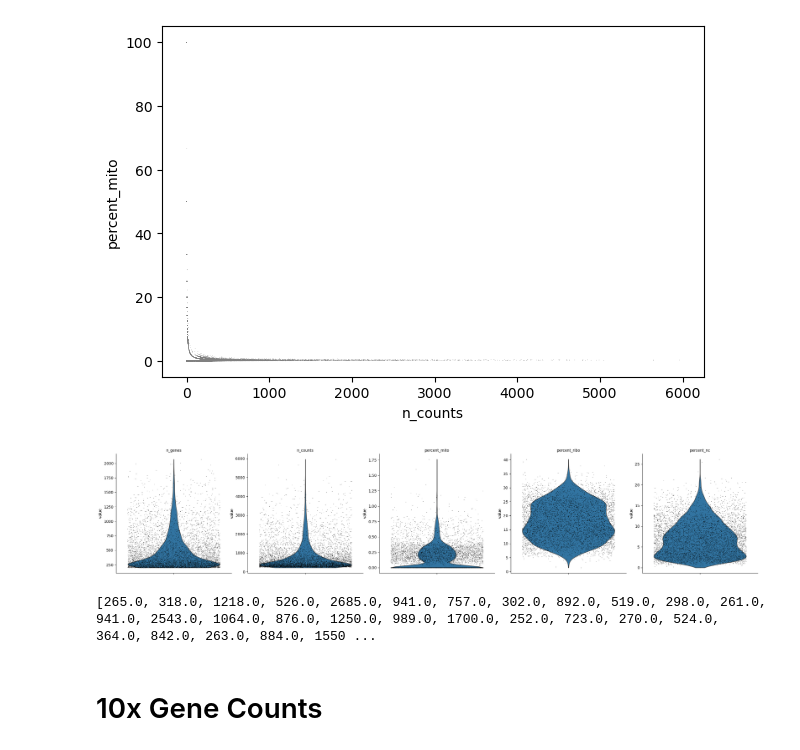
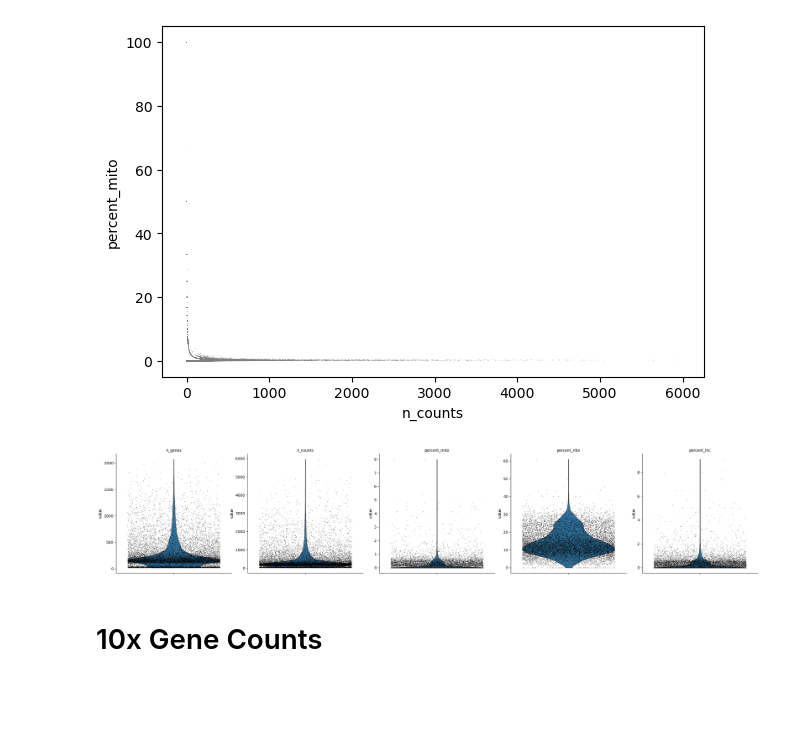
Before and after one commit to mcaskey6/10XvParse, a Jupyter notebook: Analysis 1/10x_test.ipynb, the cells around one changed output. Cells and saved outputs as stored; diff of their text form; code cells hidden in the pictures; blank space fills up the shorter version.

Commit message:
fixed lncRNA detection, changed boxplot to violin plot, and did gene count correlations

```diff
--- a/Analysis 1/10x_test.ipynb
+++ b/Analysis 1/10x_test.ipynb
@@ -54,9 +55,9 @@ import pandas as pd
 # %%
-raw_data = anndata.read_h5ad('10x_out/counts_unfiltered/adata.h5ad')
+data = anndata.read_h5ad('10x_out/counts_unfiltered/adata.h5ad')
 # %%
 #read in gene names
 
-raw_data.var['gene_codes'] = raw_data.var.index.tolist()
+data.var['gene_codes'] = data.var.index.tolist()
 
 gene_names = []
 
@@ -64,7 +65,7 @@ with open('10x_out/counts_unfiltered/cells_x_genes.genes.names.txt', 'r') as fil
     for line in file:
         gene_names.append(line.strip())
 
-raw_data.var_names = gene_names
+data.var_names = gene_names
 # %% [markdown]
 # 10x Quality Control
 # %%
@@ -123,25 +114,34 @@ KeyboardInterrupt:
+# %%
+server = Server(host='http://www.ensembl.org')
+dataset = server.marts['ENSEMBL_MART_ENSEMBL'] \
+                .datasets['mmusculus_gene_ensembl']
+
+result = dataset.query(attributes=[
+    'ensembl_gene_id_version', 'transcript_biotype'
+], filters={'transcript_biotype': ['lncRNA']})
+
+lncRNA_genes = set(data.var["gene_codes"].tolist()).intersection(set(result['Gene stable ID version'].tolist()))
 # %%
-# Identify ncRNA genes
-raw_data.var["is_nc"] = np.full(len(raw_data.var_names), False)
-nc_genes = gene_df[gene_df['type_of_gene'] == 'ncRNA']["query"].tolist()
-raw_data.var.loc[nc_genes, ["is_nc"]] = True
+# Identify lncRNA genes
+data.var["is_lnc"] = np.full(len(data.var_names), False)
+data.var.loc[data.var["gene_codes"].isin(list(lncRNA_genes)), ["is_lnc"]] = True
 
 # mitochondrial genes, "MT-" for human, "Mt-" for mouse
-raw_data.var["is_mito"] = raw_data.var_names.str.startswith("Mt")
+data.var["is_mito"] = data.var_names.str.startswith("Mt")
 # ribosomal genes
-raw_data.var["is_ribo"] = raw_data.var_names.str.startswith(("Rps", "Rpl"))
+data.var["is_ribo"] = data.var_names.str.startswith(("Rps", "Rpl"))
 
-mito_counts = raw_data[:, raw_data.var['is_mito']].X.sum(axis=1)
-ribo_counts = raw_data[:, raw_data.var['is_ribo']].X.sum(axis=1)
-nc_counts = raw_data[:, raw_data.var['is_nc']].X.sum(axis=1)
+mito_counts = data[:, data.var['is_mito']].X.sum(axis=1)
+ribo_counts = data[:, data.var['is_ribo']].X.sum(axis=1)
+nc_counts = data[:, data.var['is_lnc']].X.sum(axis=1)
 
 # Calculate total counts per cell
-total_counts = raw_data.X.sum(axis=1)
+total_counts = data.X.sum(axis=1)
 
 # Calculate percent mitochondrial and ribosomal gene expression per cell
-raw_data.obs['percent_mito'] = np.array(mito_counts / total_counts * 100).flatten()
-raw_data.obs['percent_ribo'] = np.array(ribo_counts / total_counts * 100).flatten()
-raw_data.obs['percent_nc'] = np.array(nc_counts / total_counts * 100).flatten()
+data.obs['percent_mito'] = np.array(mito_counts / total_counts * 100).flatten()
+data.obs['percent_ribo'] = np.array(ribo_counts / total_counts * 100).flatten()
+data.obs['percent_lnc'] = np.array(nc_counts / total_counts * 100).flatten()
 
-raw_data.obs['n_counts'] = raw_data.X.sum(axis=1).A1
+data.obs['n_counts'] = data.X.sum(axis=1).A1
 # %%
@@ -153,4 +154,4 @@ sc.pp.filter_genes(raw_data, min_cells=3)
 # %%
-sc.pl.violin(raw_data, ['n_genes', 'n_counts', 'percent_mito', 'percent_ribo', 'percent_nc'], jitter=0.4, multi_panel=True)
+sc.pl.violin(data, ['n_genes', 'n_counts', 'percent_mito', 'percent_ribo', 'percent_lnc'], jitter=0.4, multi_panel=True)
 # %% [output]
-[figure, old version]
+[figure, new version]
@@ -159,7 +158,3 @@ raw_data.write('processed_10x.h5ad', compression="gzip")
-# %%
-print(raw_data.obs['n_counts'].tolist())
-# %% [output]
-[265.0, 318.0, 1218.0, 526.0, 2685.0, 941.0, 757.0, 302.0, 892.0, 519.0, 298.0, 261.0, 941.0, 2543.0, 1064.0, 876.0, 1250.0, 989.0, 1700.0, 252.0, 723.0, 270.0, 524.0, 364.0, 842.0, 263.0, 884.0, 1550 ...
 # %% [markdown]
 # 10x Gene Counts
 # %%
```
Also changed, not shown: parts of 12 cells of this notebook, 3 other files.
